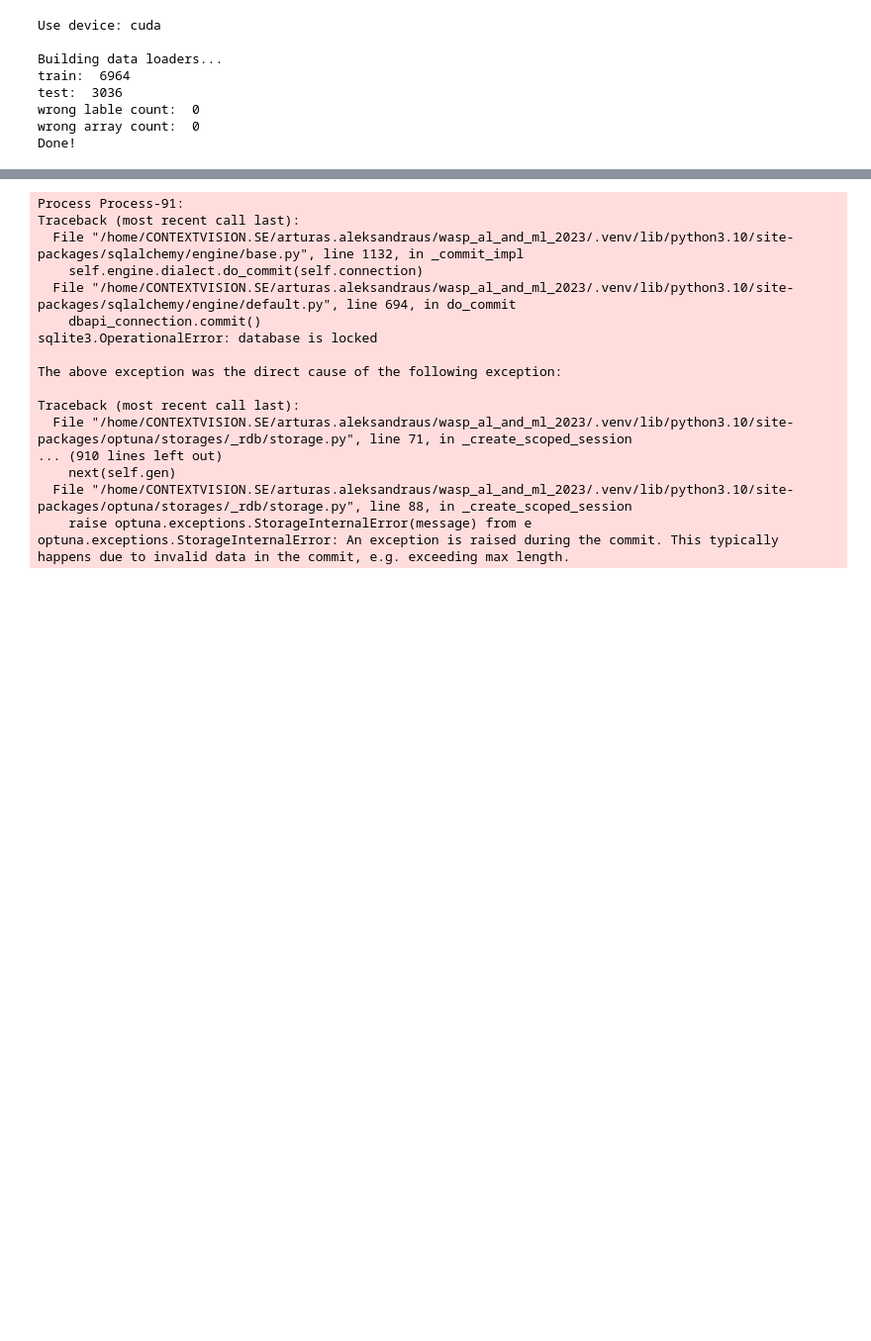
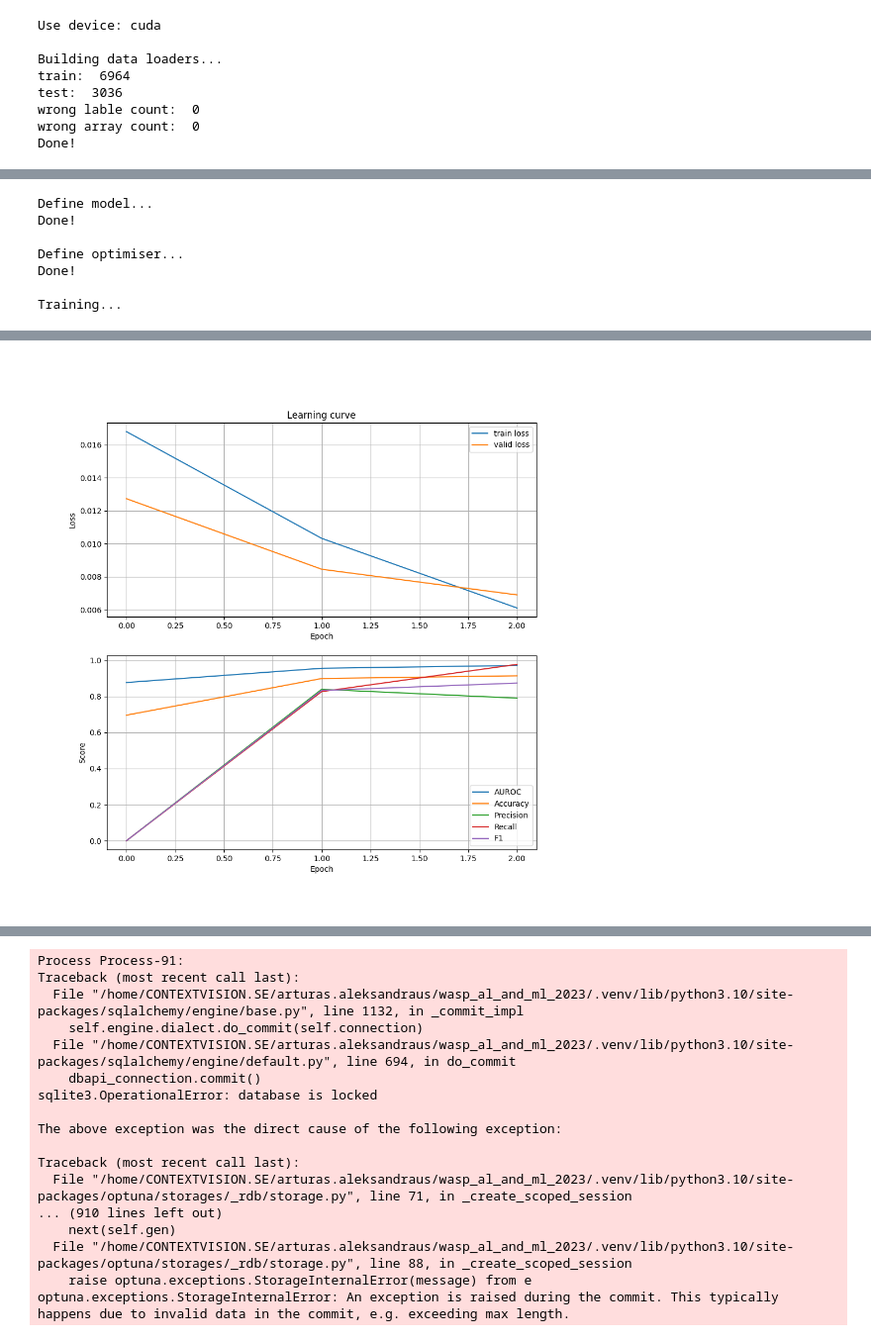
Before and after one commit to Arty-Facts/wasp_al_and_ml_2023, a Jupyter notebook: module3/assignment_ecg_classification.ipynb, the cells around one changed output, grey strips where cells are left out. Shown at 99% size. Drawn from its saved outputs; the diff is of its cells as text; code cells hidden in the pictures; blank space fills up the shorter version.

```diff
--- a/module3/assignment_ecg_classification.ipynb
+++ b/module3/assignment_ecg_classification.ipynb
@@ -1054,0 +1039,40 @@ Epoch  6:       Train Loss 0.003611     Valid Loss 0.004025     Auroc 0.989651
+# %%
+train_loss_100, valid_loss_100, auroc_100, accuracy_100, precision_100, recall_100, f1_100, eval_100 = fit(learning_rate=0.0002157046055132195,
+                                                                                                 weight_decay=0.0037874001519289007,
+                                                                                                 num_epochs=3,
+                                                                                                 model=Model(
+                                                                                                     kernel_size=9,
+                                                                                                     num_layers=5,
+                                                                                                     steps=2,
+                                                                                                     lin_steps=2,
+                                                                                                     dropout=0.05717767528794793,
+                                                                                                 ),
+                                                                                                 train_dataloader=train_dataloader,
+                                                                                                 valid_dataloader=valid_dataloader)
+fig, ax = plt.subplots(2, 1, figsize=(10, 10))
+ax[0].plot(train_loss_100, label='train loss')
+ax[0].plot(valid_loss_100, label='valid loss')
+ax[0].set_xlabel('Epoch')
+ax[0].set_ylabel('Loss')
+ax[0].legend()
+ax[0].set_title('Learning curve')
+ax[0].grid()
+
+ax[1].plot(auroc_100, label='AUROC')
+ax[1].plot(accuracy_100, label='Accuracy')
+ax[1].plot(precision_100, label='Precision')
+ax[1].plot(recall_100, label='Recall')
+ax[1].plot(f1_100, label='F1')
+ax[1].set_xlabel('Epoch')
+ax[1].set_ylabel('Score')
+ax[1].legend()
+ax[1].grid()
+plt.show()
+# %% [output]
+Define model...
+Done!
+
+Define optimiser...
+Done!
+
+Training...
@@ -1054,0 +1080 @@ Epoch  6:       Train Loss 0.003611     Valid Loss 0.004025     Auroc 0.989651
+[figure, added]
```
Also changed, not shown: parts of 5 cells of this notebook.
